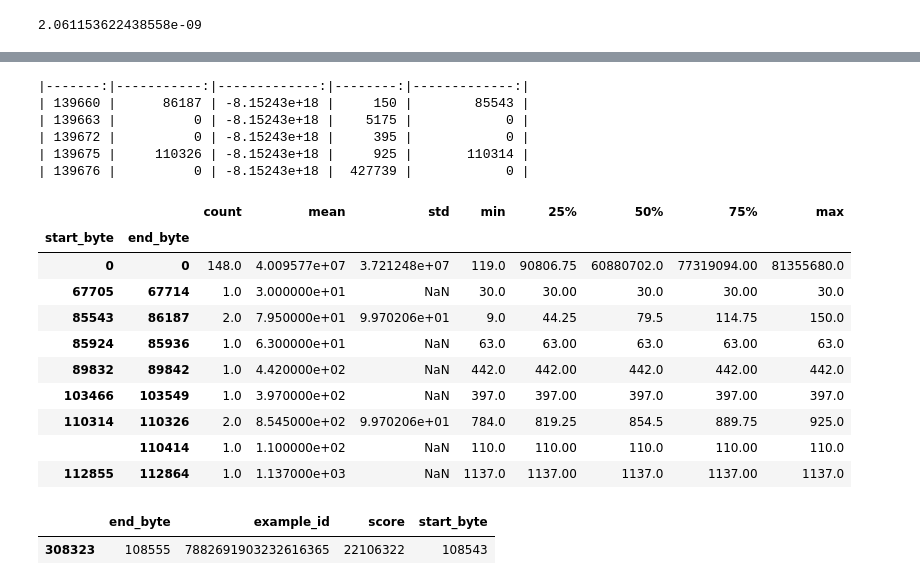
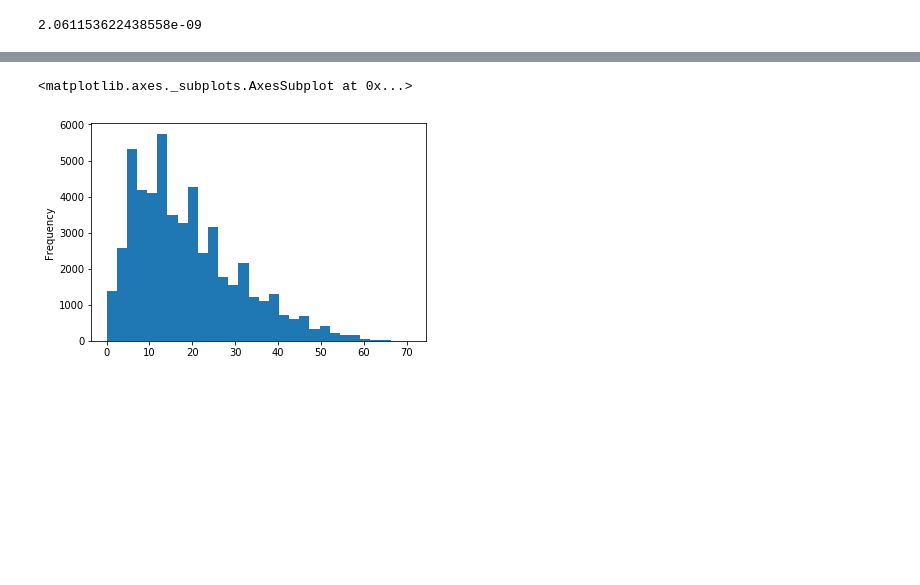
Before and after one commit to dzorlu/natural_questions, a Jupyter notebook: dev_notebook.ipynb, the cells around one changed output, grey strips where cells are left out. Saved outputs shown, nothing was run; the diff lists cells and outputs as text; code cells hidden in the pictures; blank space fills up the shorter version.

```diff
--- a/dev_notebook.ipynb
+++ b/dev_notebook.ipynb
@@ -639,24 +652,9 @@ from tabulate import tabulate
+# %%
+pred[pred['start_byte'] > 0]['score'].plot.hist(bins=30)
+# %% [output]
+<matplotlib.axes._subplots.AxesSubplot at 0x...>
+[figure, added]
 # %%
-_df = predictions[predictions['example_id'] == -8152430794227425375].head()
-print(tabulate(_df, tablefmt="pipe", headers='keys'))
+from tabulate import tabulate
+_df = pred[pred['example_id'] == -8152430794227425375]
+# print(tabulate(_df, tablefmt="pipe", headers='keys'))
-# %% [output]
-|-------:|-----------:|-------------:|--------:|-------------:|
-| 139660 |      86187 | -8.15243e+18 |     150 |        85543 |
-| 139663 |          0 | -8.15243e+18 |    5175 |            0 |
-| 139672 |          0 | -8.15243e+18 |     395 |            0 |
-| 139675 |     110326 | -8.15243e+18 |     925 |       110314 |
-| 139676 |          0 | -8.15243e+18 |  427739 |            0 |
-# %%
-_df.groupby(['start_byte','end_byte'])['score'].describe()
-# %% [output]
-|  |  | count | mean | std | min | 25% | 50% | 75% | max |
-| start_byte | end_byte |  |  |  |  |  |  |  |  |
-| 0 | 0 | 148.0 | 4.009577e+07 | 3.721248e+07 | 119.0 | 90806.75 | 60880702.0 | 77319094.00 | 81355680.0 |
-| 67705 | 67714 | 1.0 | 3.000000e+01 | NaN | 30.0 | 30.00 | 30.0 | 30.00 | 30.0 |
-| 85543 | 86187 | 2.0 | 7.950000e+01 | 9.970206e+01 | 9.0 | 44.25 | 79.5 | 114.75 | 150.0 |
-| 85924 | 85936 | 1.0 | 6.300000e+01 | NaN | 63.0 | 63.00 | 63.0 | 63.00 | 63.0 |
-| 89832 | 89842 | 1.0 | 4.420000e+02 | NaN | 442.0 | 442.00 | 442.0 | 442.00 | 442.0 |
-| 103466 | 103549 | 1.0 | 3.970000e+02 | NaN | 397.0 | 397.00 | 397.0 | 397.00 | 397.0 |
-| 110314 | 110326 | 2.0 | 8.545000e+02 | 9.970206e+01 | 784.0 | 819.25 | 854.5 | 889.75 | 925.0 |
-|  | 110414 | 1.0 | 1.100000e+02 | NaN | 110.0 | 110.00 | 110.0 | 110.00 | 110.0 |
-| 112855 | 112864 | 1.0 | 1.137000e+03 | NaN | 1137.0 | 1137.00 | 1137.0 | 1137.00 | 1137.0 |
@@ -665,5 +660,0 @@ _df.groupby(['start_byte','end_byte'])['score'].describe()
-# %%
-predictions_max.head(1)
-# %% [output]
-|  | end_byte | example_id | score | start_byte |
-| 308323 | 108555 | 7882691903232616365 | 22106322 | 108543 |
```
Also changed, not shown: parts of 20 cells of this notebook, 2 other files.
